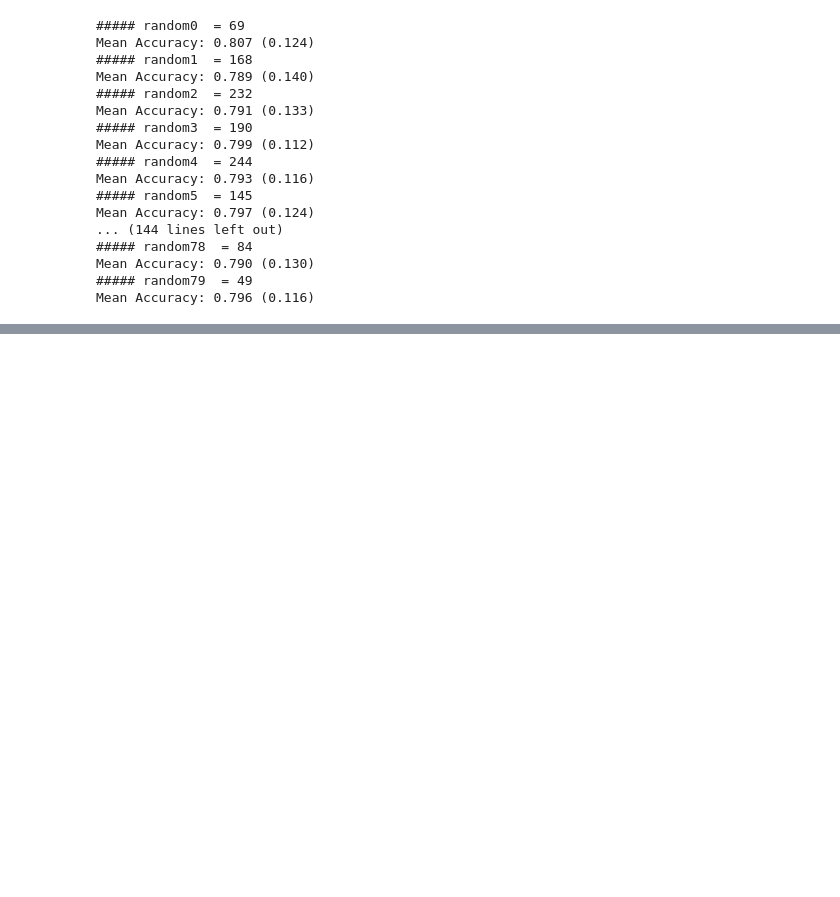
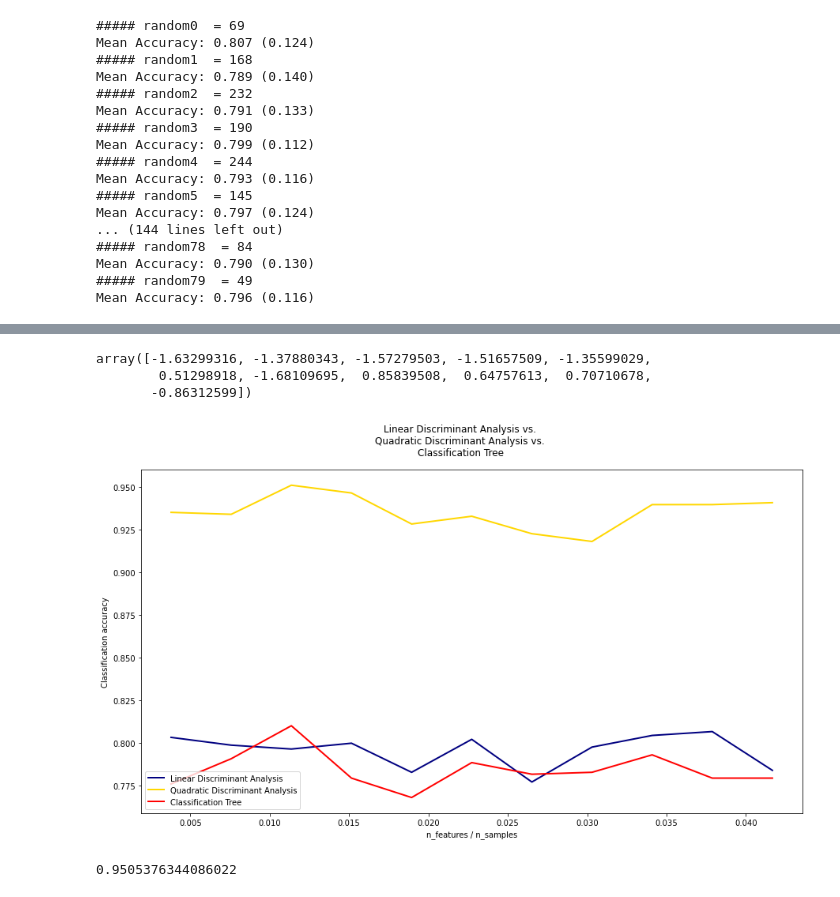
Before and after one commit to hasifazhaan/Report-Predictive_analysis, a Jupyter notebook: pre_course_analysis.ipynb, the cells around one changed output, grey strips where cells are left out. Saved outputs shown, nothing was run; the diff lists cells and outputs as text; code cells hidden in the pictures; blank space fills up the shorter version.

```diff
--- a/pre_course_analysis.ipynb
+++ b/pre_course_analysis.ipynb
@@ -426,0 +461,2 @@ Mean Accuracy: 0.796 (0.116)
+# %%
+train_data,test_data,train_label,test_label  = train_test_split(data,Position,test_size=0.33, random_state=55)
@@ -426,0 +478,2 @@ Mean Accuracy: 0.796 (0.116)
+# %%
+classsif.fit(train_data,train_label)
@@ -426,0 +498,8 @@ Mean Accuracy: 0.796 (0.116)
+# %%
+clf1 = LDA(solver="lsqr", shrinkage="auto").fit(train_data,train_label)
+clf2 = LDA(solver="lsqr", shrinkage=None).fit(train_data,train_label)
+oa = OAS(store_precision=False, assume_centered=False)
+
+clf3  = LDA(solver="svd").fit(train_data,train_label)
+
+# clf3 = LDA(solver="lsqr", covariance_estimator=oa).fit(train_data,train_label)
@@ -426,0 +531,6 @@ Mean Accuracy: 0.796 (0.116)
+# %%
+test_data[5]
+# %% [output]
+array([-1.63299316, -1.37880343, -1.57279503, -1.51657509, -1.35599029,
+        0.51298918, -1.68109695,  0.85839508,  0.64757613,  0.70710678,
+       -0.86312599])
@@ -426,0 +541,6 @@ Mean Accuracy: 0.796 (0.116)
+# %%
+n_train = 170  # samples for training
+n_test = 94  # samples for testing
+n_averages = 10  # how often to repeat classification
+n_features_max = 11  # maximum number of features
+step = 1  # step size for the calculation
@@ -426,0 +578,39 @@ Mean Accuracy: 0.796 (0.116)
+# %%
+features_samples_ratio = np.array(n_features_range) / n_train
+plt.figure(figsize=(15,8))
+plt.plot(
+    features_samples_ratio,
+    acc_clf1,
+    linewidth=2,
+    label="Linear Discriminant Analysis ",
+    color="navy",
+)
+plt.plot(
+    features_samples_ratio,
+    acc_clf2,
+    linewidth=2,
+    label="Quadratic Discriminant Analysis",
+    color="gold",
+)
+plt.plot(
+    features_samples_ratio,
+    acc_clf3,
+    linewidth=2,
+    label="Classification Tree",
+    color="red",
+)
+
+plt.xlabel("n_features / n_samples")
+plt.ylabel("Classification accuracy")
+
+plt.legend(loc=3, prop={"size": 10})
+plt.suptitle(
+    "Linear Discriminant Analysis vs. "
+    + "\n"
+    + "Quadratic Discriminant Analysis vs. "
+    + "\n"
+    + "Classification Tree"
+)
+plt.show()
+# %% [output]
+[figure, added]
@@ -426,0 +622,4 @@ Mean Accuracy: 0.796 (0.116)
+# %%
+balanced_accuracy_score(res, test_label)
+# %% [output]
+0.9505376344086022
```
Also changed, not shown: parts of 41 cells of this notebook.
